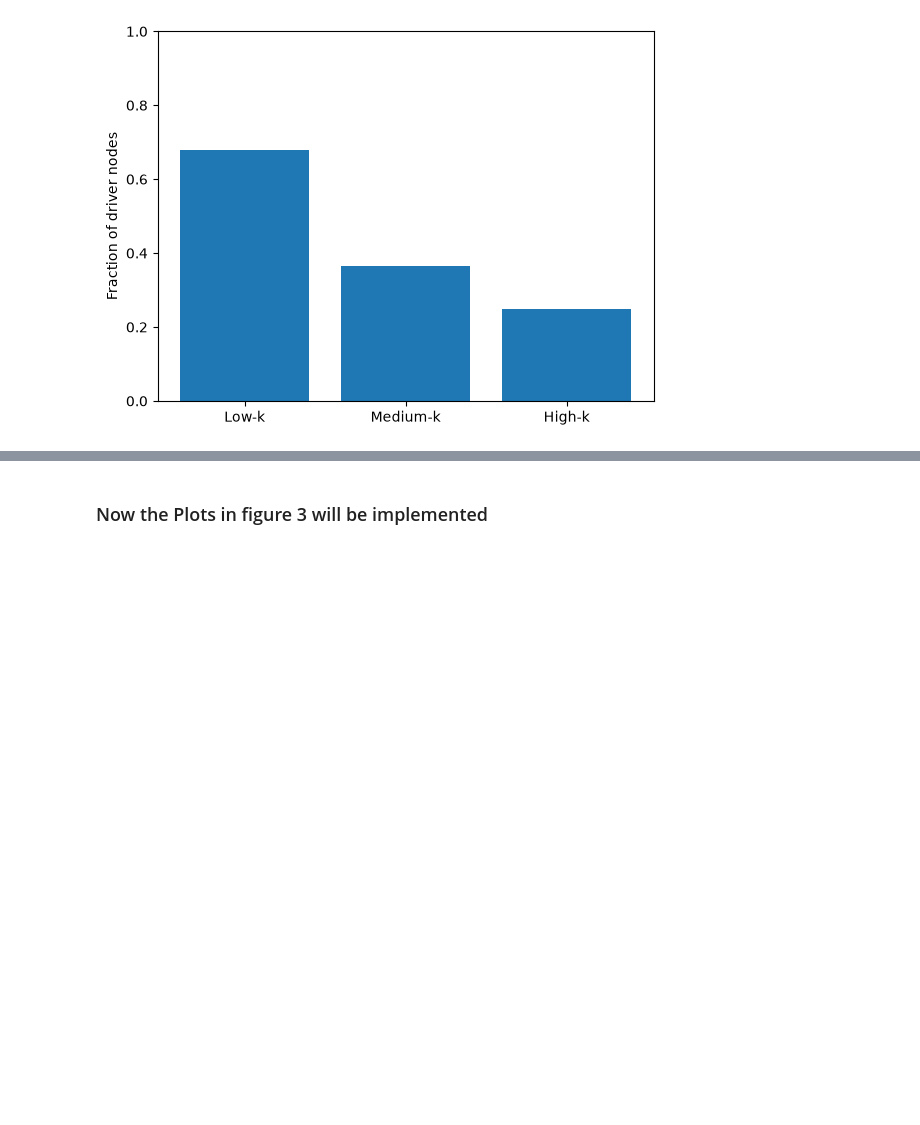
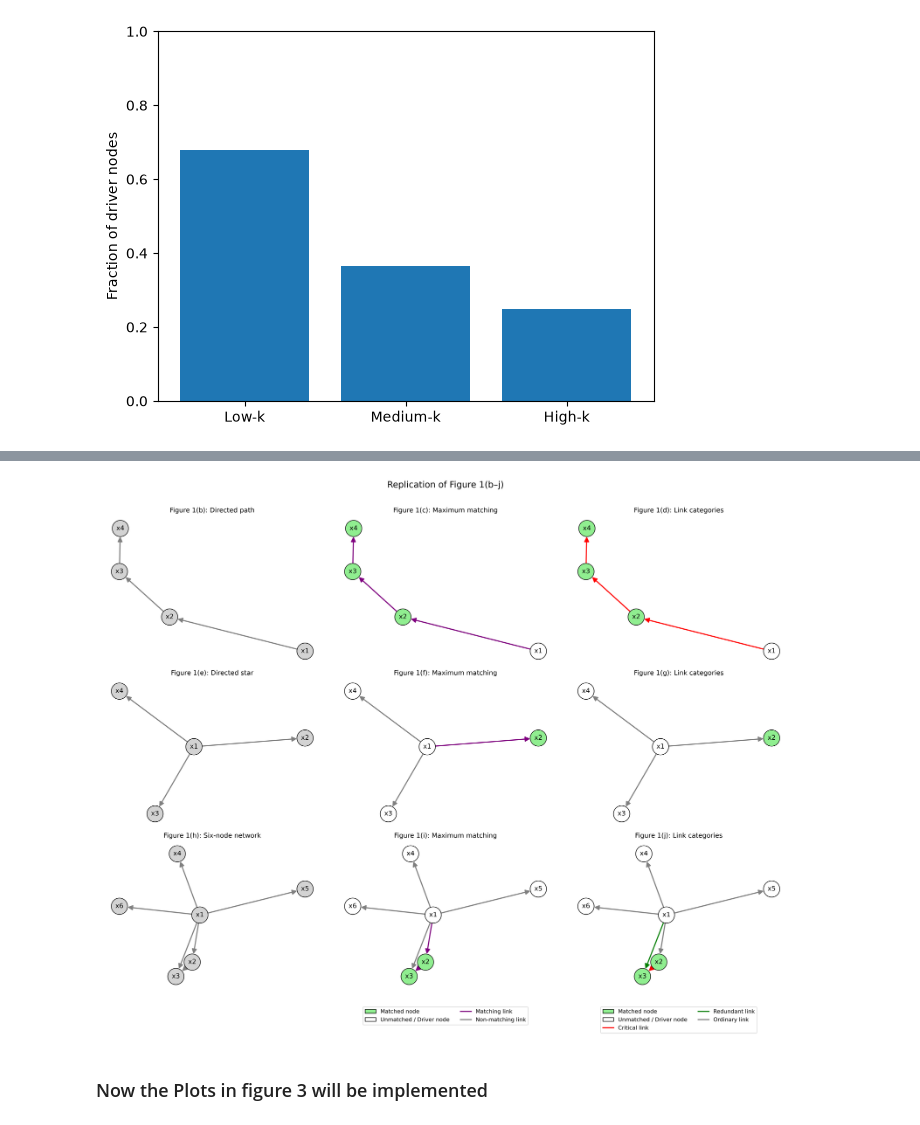
Before and after one commit to ExploringCodes/Controllability-of-Complex-Networks-Replication, a Jupyter notebook: Experiments_on_paper.ipynb, the cells around one changed output, grey strips where cells are left out. Drawn from its saved outputs; the diff is of its cells as text; code cells hidden in the pictures; blank space fills up the shorter version.

```diff
--- a/Experiments_on_paper.ipynb
+++ b/Experiments_on_paper.ipynb
@@ -570,3 +606,73 @@ plt.show()
+# %%
+from matplotlib.patches import Patch
+from matplotlib.lines import Line2D
+
+
+def draw_figure1_example(axes, edges, name, panel_labels):
+    result = ordinary_link(edges)
+    G = result["G"]
+    pos = nx.spring_layout(G, seed=42)
+
+    node_colors = [
+        "lightgreen" if node in result["matched_nodes"] else "white"
+        for node in G.nodes()
+    ]
+    matching_colors = [
+        "purple" if edge in result["matching_links"] else "gray"
+        for edge in G.edges()
+    ]
+    category_colors = [
+        "red" if edge in result["critical_links"] else
+        "green" if edge in result["redundant_links"] else "gray"
+        for edge in G.edges()
+    ]
+
+    for ax, label, title, nodes, links in zip(
+        axes, panel_labels,
+        [name, "Maximum matching", "Link categories"],
+        [["lightgray"] * len(G), node_colors, node_colors],
+        [["gray"] * G.number_of_edges(), matching_colors, category_colors]
+    ):
+        nx.draw(
+            G, pos, ax=ax, with_labels=True, arrows=True,
+            node_color=nodes, edgecolors="black", edge_color=links,
+            node_size=900, arrowsize=18, width=2
+        )
+        ax.set_title(f"Figure 1({label}): {title}")
+
+
+path_edges = [("x1", "x2"), ("x2", "x3"), ("x3", "x4")]
+star_edges = [("x1", "x2"), ("x1", "x3"), ("x1", "x4")]
+six_node_edges = [
+    ("x1", "x2"), ("x1", "x3"), ("x2", "x3"),
+    ("x1", "x6"), ("x1", "x5"), ("x1", "x4")
+]
+
+fig, axes = plt.subplots(3, 3, figsize=(18, 15))
+draw_figure1_example(axes[0], path_edges, "Directed path", ["b", "c", "d"])
+draw_figure1_example(axes[1], star_edges, "Directed star", ["e", "f", "g"])
+draw_figure1_example(axes[2], six_node_edges, "Six-node network", ["h", "i", "j"])
+
+node_legend = [
+    Patch(facecolor="lightgreen", edgecolor="black", label="Matched node"),
+    Patch(facecolor="white", edgecolor="black", label="Unmatched / Driver node"),
+]
+axes[2, 1].legend(handles=node_legend + [
+    Line2D([0], [0], color="purple", lw=2, label="Matching link"),
+    Line2D([0], [0], color="gray", lw=2, label="Non-matching link"),
+], loc="upper center", bbox_to_anchor=(0.5, -0.10), ncol=2)
+axes[2, 2].legend(handles=node_legend + [
+    Line2D([0], [0], color="red", lw=2, label="Critical link"),
+    Line2D([0], [0], color="green", lw=2, label="Redundant link"),
+    Line2D([0], [0], color="gray", lw=2, label="Ordinary link"),
+], loc="upper center", bbox_to_anchor=(0.5, -0.10), ncol=2)
+
+fig.suptitle("Replication of Figure 1(b–j)", fontsize=16)
+plt.tight_layout(rect=[0, 0.03, 1, 0.97])
+plt.savefig("Figure_1_Replication.png", dpi=300, bbox_inches="tight")
+plt.show()
+# %% [output]
+[figure, added]
 # %% [markdown]
 ### Now the Plots in figure 3 will be implemented
 # %% [markdown]
```
Also changed, not shown: parts of 6 cells of this notebook.
